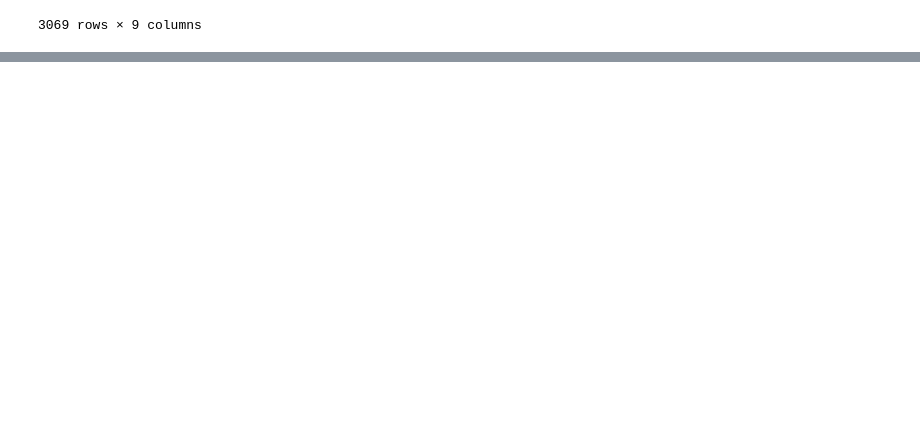
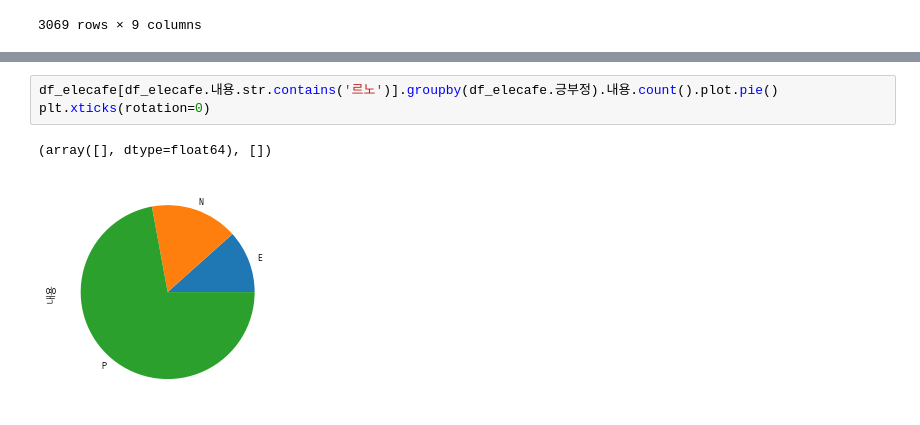
Before and after one commit to minwooking/Jeju_Electric_Vehicle_analysis, a Jupyter notebook: 데이터처리2.ipynb, the cells around one changed output, grey strips where cells are left out. Drawn from its saved outputs; the diff is of its cells as text; blank space fills up the shorter version.

```diff
--- a/데이터처리2.ipynb
+++ b/데이터처리2.ipynb
@@ -149,0 +244,6 @@ df_cafe[df_cafe.내용.str.contains('전기차')]
+# %%
+df_elecafe[df_elecafe.내용.str.contains('르노')].groupby(df_elecafe.긍부정).내용.count().plot.pie()
+plt.xticks(rotation=0)
+# %% [output]
+(array([], dtype=float64), [])
+[figure, added]
```
Also changed, not shown: parts of 12 cells of this notebook.
